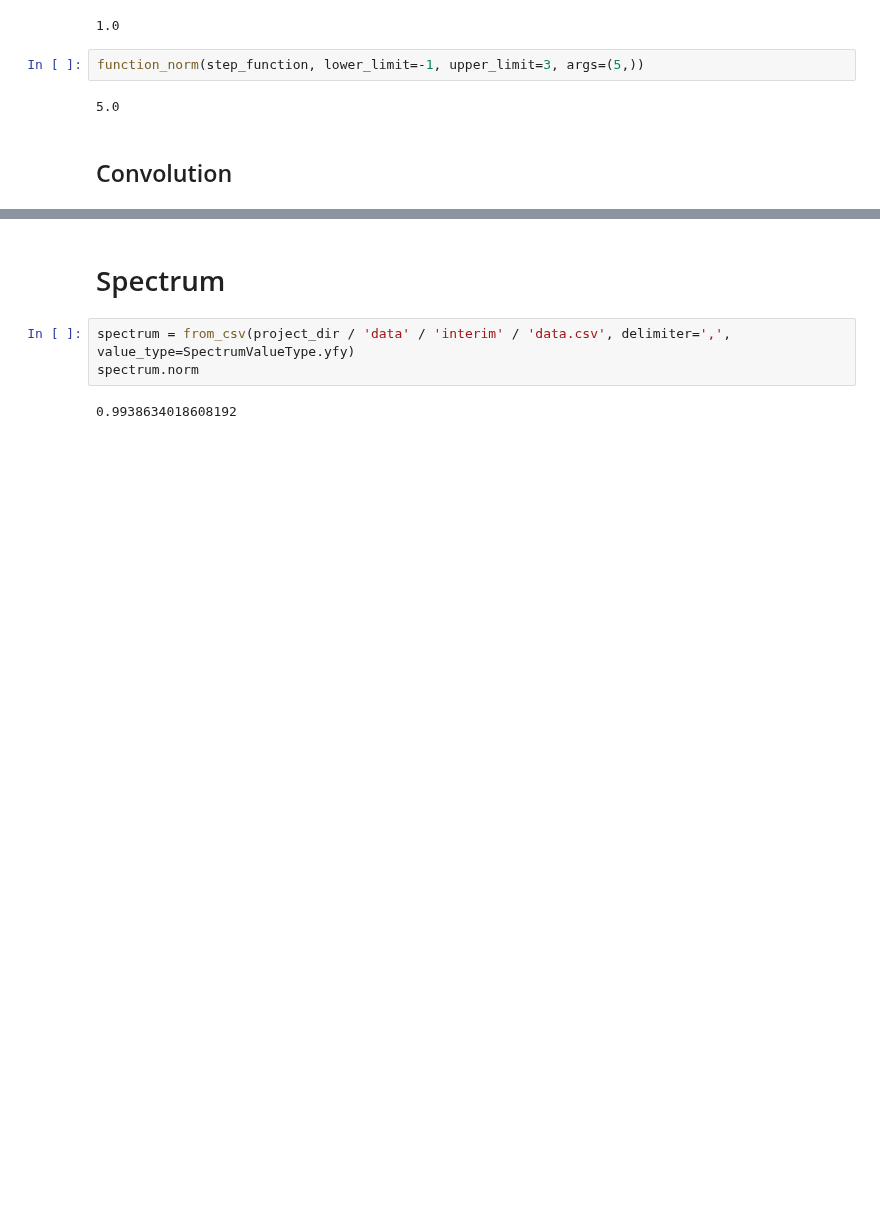
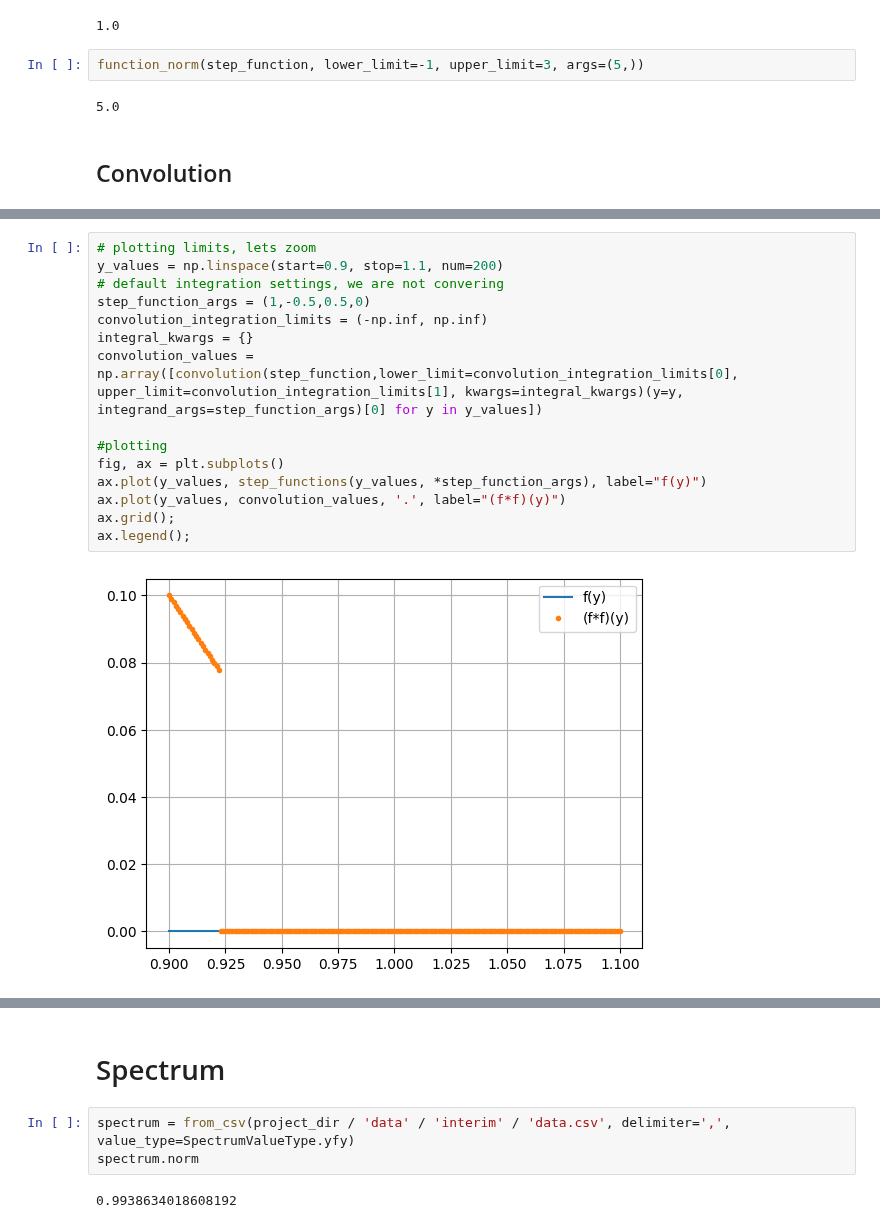
Before and after one commit to grzanka/microdosimetric_spectra_folding, a Jupyter notebook: notebooks/0.2-validation-convolutions.ipynb, the cells around one changed output, grey strips where cells are left out. Drawn from its saved outputs; the diff is of its cells as text; blank space fills up the shorter version.

```diff
--- a/notebooks/0.2-validation-convolutions.ipynb
+++ b/notebooks/0.2-validation-convolutions.ipynb
@@ -61,0 +94,17 @@ TypeError: _convolution_integrand() missing 1 required positional argument: 'y'
+# %%
+# plotting limits, lets zoom
+y_values = np.linspace(start=0.9, stop=1.1, num=200)
+# default integration settings, we are not convering
+step_function_args = (1,-0.5,0.5,0)
+convolution_integration_limits = (-np.inf, np.inf)
+integral_kwargs = {}
+convolution_values = np.array([convolution(step_function,lower_limit=convolution_integration_limits[0], upper_limit=convolution_integration_limits[1], kwargs=integral_kwargs)(y=y, integrand_args=step_function_args)[0] for y in y_values])
+
+#plotting
+fig, ax = plt.subplots()
+ax.plot(y_values, step_functions(y_values, *step_function_args), label="f(y)")
+ax.plot(y_values, convolution_values, '.', label="(f*f)(y)")
+ax.grid();
+ax.legend();
+# %% [output]
+[figure, added]
```
Also changed, not shown: parts of 16 cells of this notebook, 1 other file.
